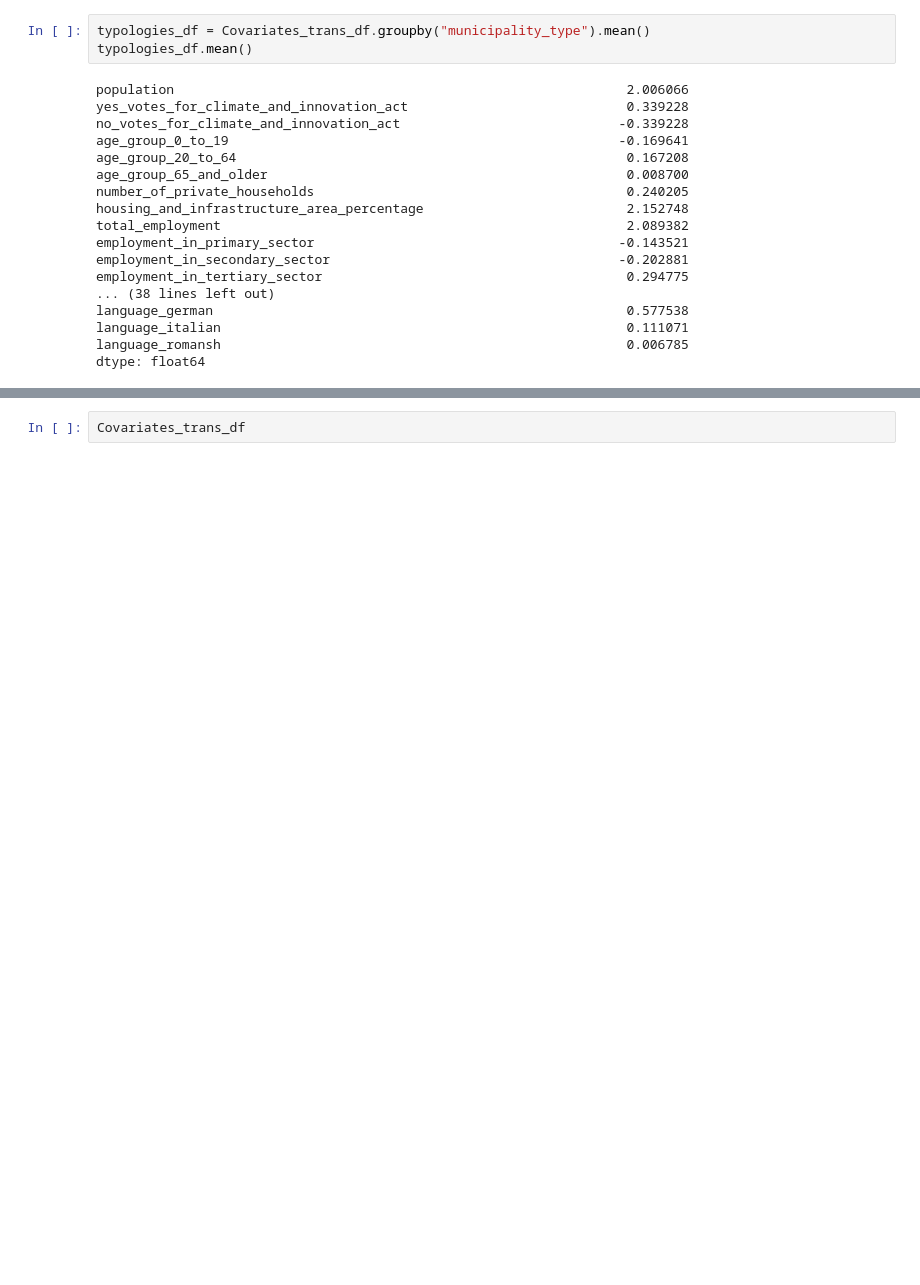
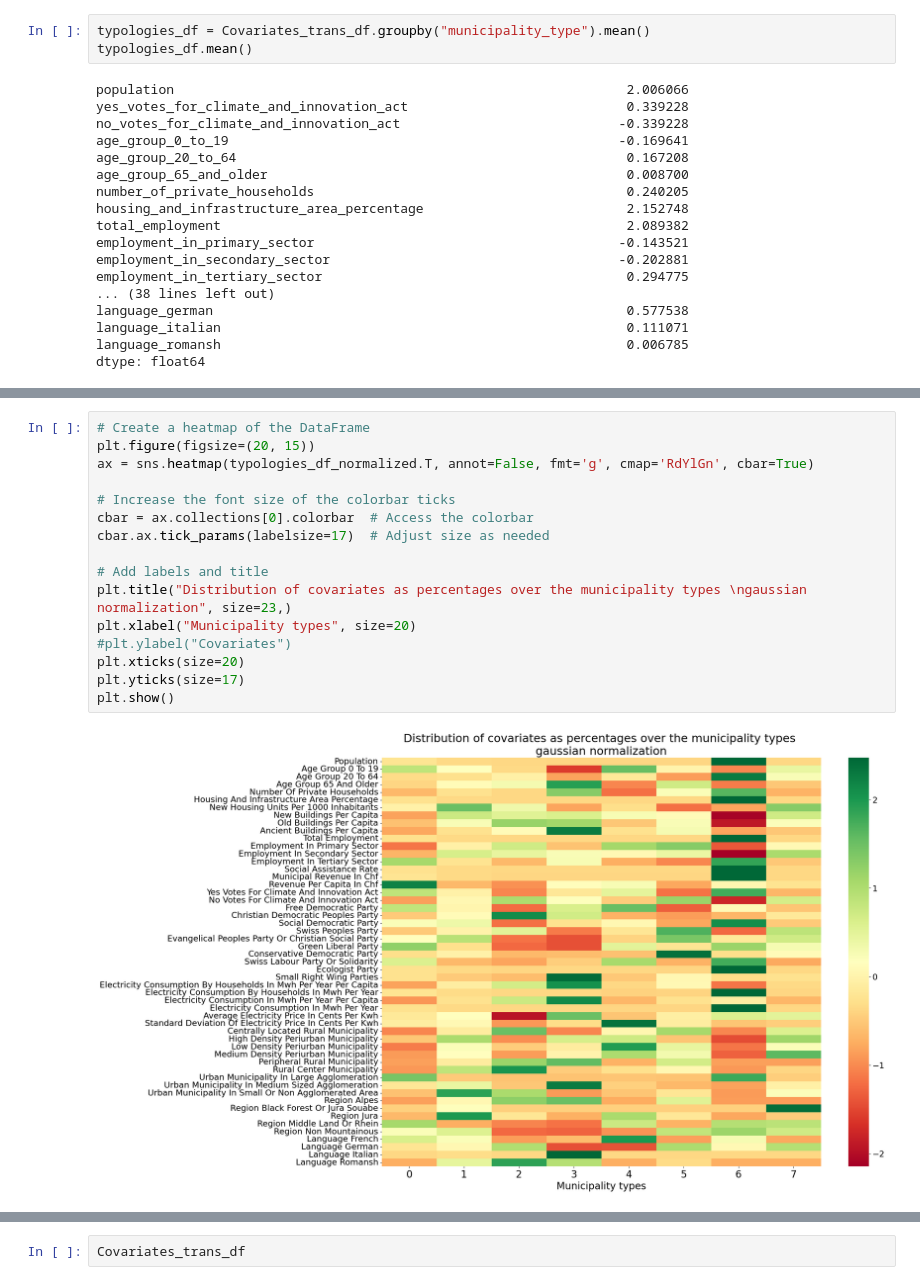
Before and after one commit to matheogodenzi/EnergyTransitionPotential, a Jupyter notebook: source/models/deep_embeddded_clustering.ipynb, the cells around one changed output, grey strips where cells are left out. Cells and saved outputs as stored; diff of their text form; blank space fills up the shorter version.

```diff
--- a/source/models/deep_embeddded_clustering.ipynb
+++ b/source/models/deep_embeddded_clustering.ipynb
@@ -931,3 +1009,21 @@ typologies_df_min_max.columns= column_names
+# %%
+# Create a heatmap of the DataFrame
+plt.figure(figsize=(20, 15))
+ax = sns.heatmap(typologies_df_normalized.T, annot=False, fmt='g', cmap='RdYlGn', cbar=True)
+
+# Increase the font size of the colorbar ticks
+cbar = ax.collections[0].colorbar  # Access the colorbar
+cbar.ax.tick_params(labelsize=17)  # Adjust size as needed
+
+# Add labels and title
+plt.title("Distribution of covariates as percentages over the municipality types \ngaussian normalization", size=23,)
+plt.xlabel("Municipality types", size=20)
+#plt.ylabel("Covariates")
+plt.xticks(size=20)
+plt.yticks(size=17)
+plt.show()
+# %% [output]
+[figure, added]
 # %%
 # Create a heatmap of the DataFrame
 plt.figure(figsize=(20, 15))
```
Also changed, not shown: parts of 12 cells of this notebook, 1 other file.
